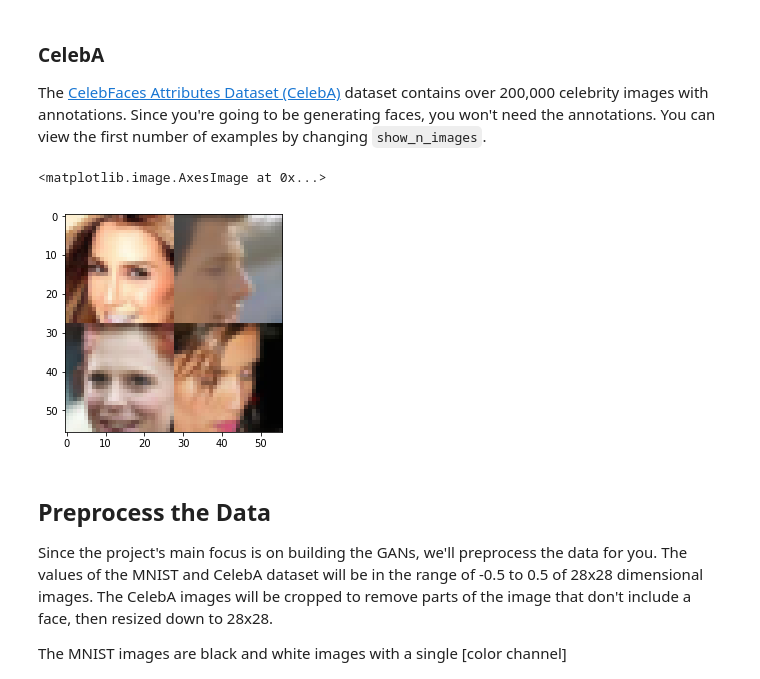
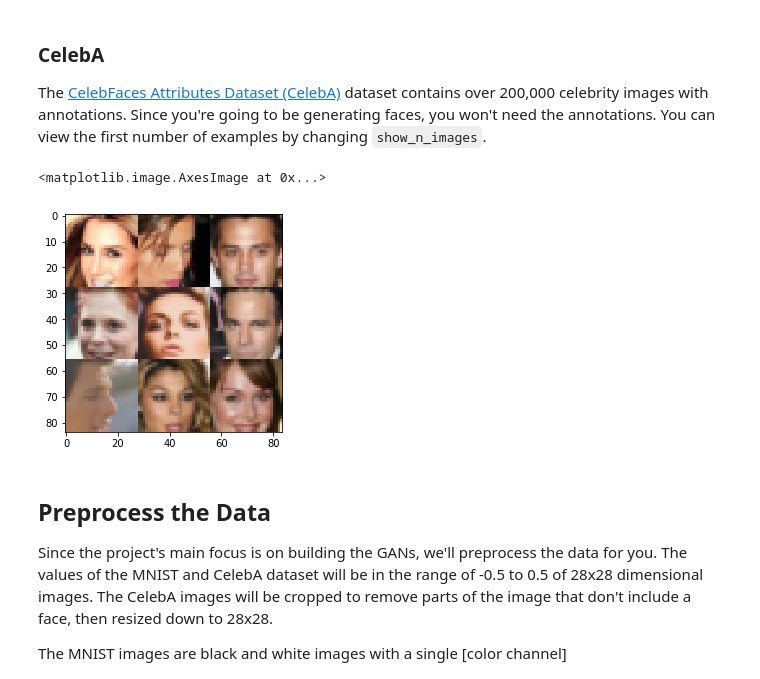
Before and after one commit to Mazeye/Udacity_dlnd_project5, a Jupyter notebook: dlnd_face_generation.ipynb, the cells around one changed output. Drawn from its saved outputs; the diff is of its cells as text; code cells hidden in the pictures.

```diff
--- a/dlnd_face_generation.ipynb
+++ b/dlnd_face_generation.ipynb
@@ -50,16 +50,16 @@ pyplot.imshow(helper.images_square_grid(mnist_images, 'L'), cmap='gray')
 ### CelebA
 The [CelebFaces Attributes Dataset (CelebA)](http://mmlab.ie.cuhk.edu.hk/projects/CelebA.html) dataset contains over 200,000 celebrity images with annotations.  Since you're going to be generating faces, you won't need the annotations.  You can view the first number of examples by changing `show_n_images`.
 # %%
-show_n_images = 4
+show_n_images = 9
 
 """
 DON'T MODIFY ANYTHING IN THIS CELL
 """
 mnist_images = helper.get_batch(glob(os.path.join(data_dir, 'img_align_celeba/*.jpg'))[:show_n_images], 28, 28, 'RGB')
 pyplot.imshow(helper.images_square_grid(mnist_images, 'RGB'))
 # %% [output]
 <matplotlib.image.AxesImage at 0x...>
-[figure, old version]
+[figure, new version]
 # %% [markdown]
 ## Preprocess the Data
 Since the project's main focus is on building the GANs, we'll preprocess the data for you.  The values of the MNIST and CelebA dataset will be in the range of -0.5 to 0.5 of 28x28 dimensional images.  The CelebA images will be cropped to remove parts of the image that don't include a face, then resized down to 28x28.
```
Also changed, not shown: parts of 6 cells of this notebook, 2 other files.
